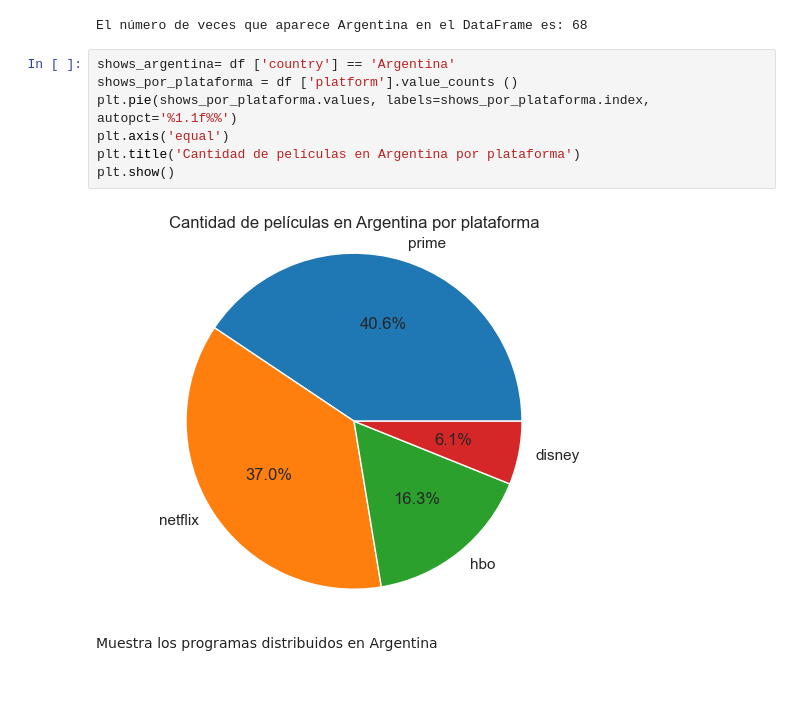
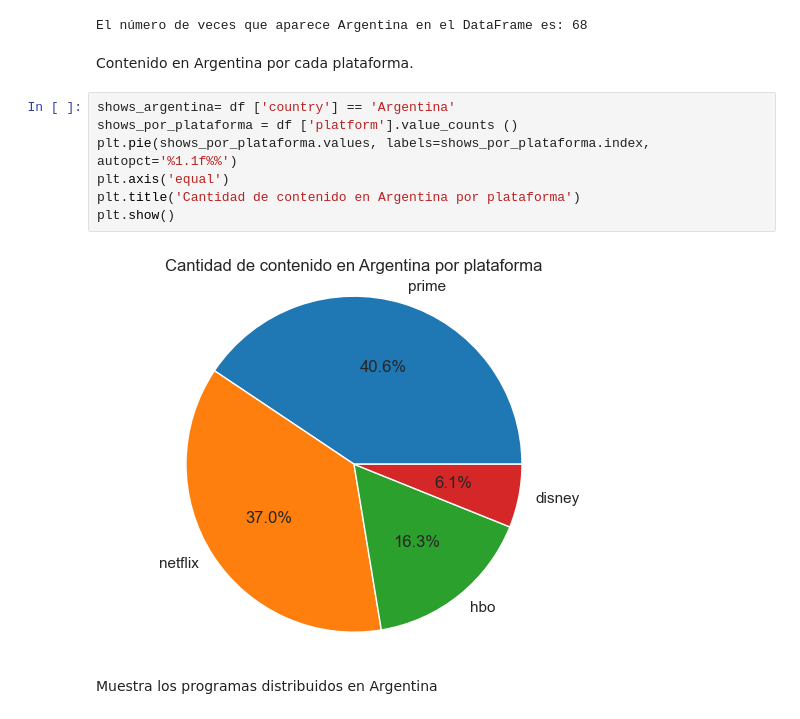
Before and after one commit to Marce-Valverde/PFGrupo19, a Jupyter notebook: Proyecto.ipynb, the cells around one changed output. Saved outputs shown, nothing was run; the diff lists cells and outputs as text; blank space fills up the shorter version.

```diff
--- a/Proyecto.ipynb
+++ b/Proyecto.ipynb
@@ -991,15 +987,17 @@ contador_argentina = df[df['country'] == 'Argentina'].shape[0]
 print("El número de veces que aparece Argentina en el DataFrame es:", contador_argentina)
 # %% [output]
 El número de veces que aparece Argentina en el DataFrame es: 68
+# %% [markdown]
+Contenido en Argentina por cada plataforma.
 # %%
 shows_argentina= df ['country'] == 'Argentina'
 shows_por_plataforma = df ['platform'].value_counts ()
 plt.pie(shows_por_plataforma.values, labels=shows_por_plataforma.index, autopct='%1.1f%%')
 plt.axis('equal')
-plt.title('Cantidad de películas en Argentina por plataforma')
+plt.title('Cantidad de contenido en Argentina por plataforma')
 plt.show()
 # %% [output]
-[figure, old version]
+[figure, new version]
 # %% [markdown]
 Muestra los programas distribuidos en Argentina
 # %% [markdown]
```
Also changed, not shown: parts of 8 cells of this notebook.
